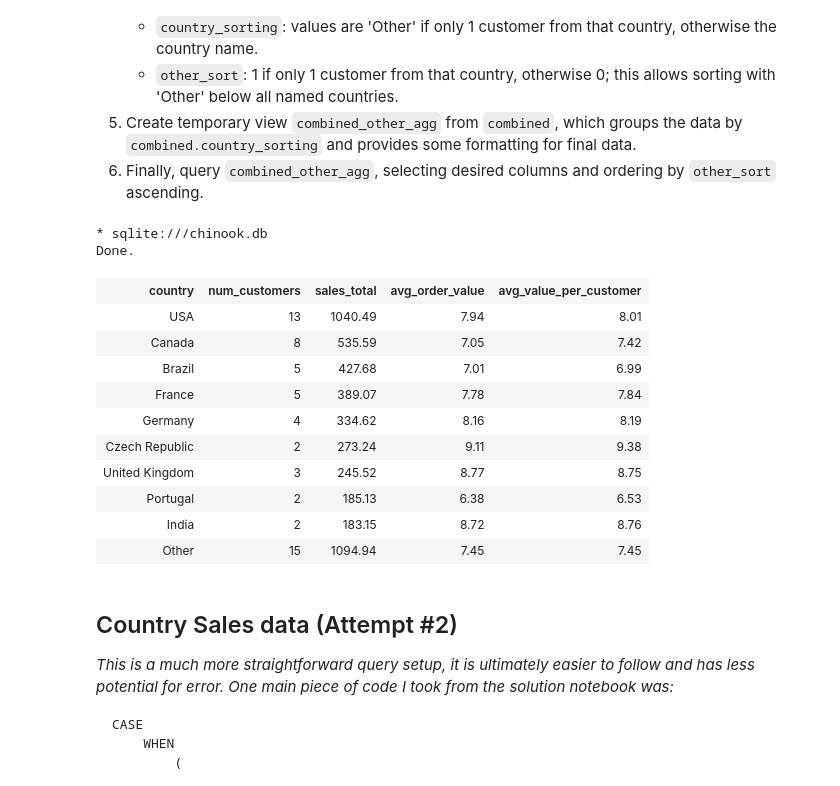
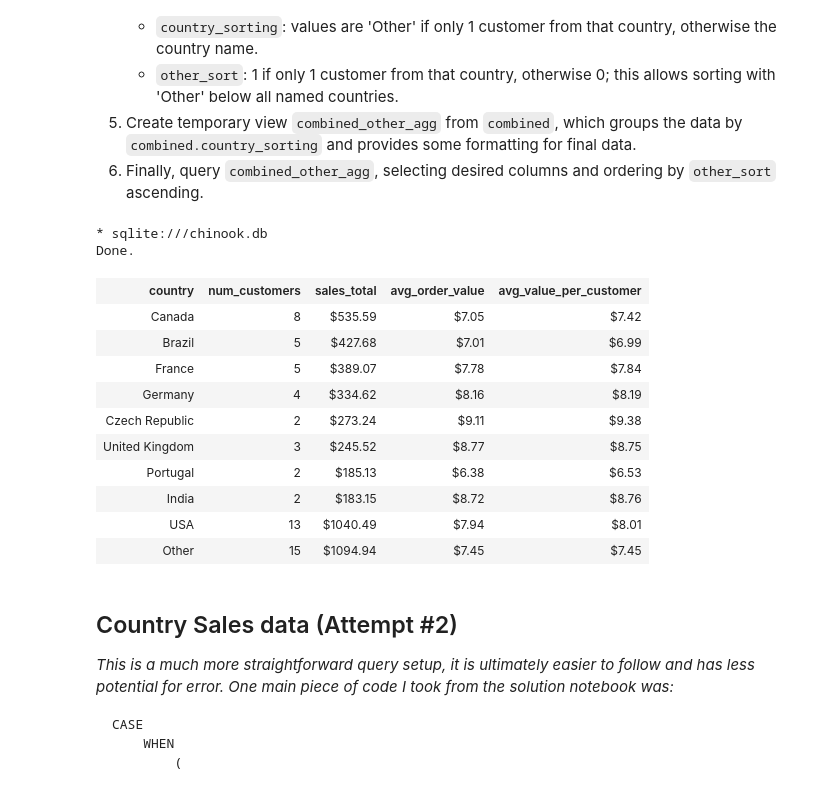
Before and after one commit to ajlaan-bridle/dataquest-projects, a Jupyter notebook: 10-chinook-sql/chinook.ipynb, the cells around one changed output. Saved outputs shown, nothing was run; the diff lists cells and outputs as text; code cells hidden in the pictures.

```diff
--- a/10-chinook-sql/chinook.ipynb
+++ b/10-chinook-sql/chinook.ipynb
@@ -207,46 +207,46 @@ Steps to produce the query:
               END AS country_sorting,
               CASE
                   WHEN c.num_cust = 1 THEN 1
                   ELSE 0
               END AS other_sort
          FROM sales_agg AS s
               LEFT JOIN cust_country_agg AS c
               ON s.country = c.country
        ),
 
        combined_other_agg AS(
        SELECT country_sorting AS country,
-              ROUND(SUM(sales_tot), 2) AS sales_total,
-              ROUND(AVG(avg_order_val), 2) AS avg_order_value,
+              '$' || ROUND(SUM(sales_tot), 2) AS sales_total,
+              '$' || ROUND(AVG(avg_order_val), 2) AS avg_order_value,
               SUM(num_cust) AS num_customers,
-              ROUND(AVG(avg_val_per_cust), 2) AS avg_value_per_customer,
+              '$' || ROUND(AVG(avg_val_per_cust), 2) AS avg_value_per_customer,
               other_sort
          FROM combined
         GROUP BY country_sorting
         ORDER BY sales_total DESC
        )
 
 SELECT country,
        num_customers,
        sales_total,
        avg_order_value,
        avg_value_per_customer
   FROM combined_other_agg
  ORDER BY other_sort ASC;
 # %% [output]
 * sqlite:///chinook.db
 Done.
 | country | num_customers | sales_total | avg_order_value | avg_value_per_customer |
-| USA | 13 | 1040.49 | 7.94 | 8.01 |
-| Canada | 8 | 535.59 | 7.05 | 7.42 |
-| Brazil | 5 | 427.68 | 7.01 | 6.99 |
-| France | 5 | 389.07 | 7.78 | 7.84 |
-| Germany | 4 | 334.62 | 8.16 | 8.19 |
-| Czech Republic | 2 | 273.24 | 9.11 | 9.38 |
-| United Kingdom | 3 | 245.52 | 8.77 | 8.75 |
-| Portugal | 2 | 185.13 | 6.38 | 6.53 |
-| India | 2 | 183.15 | 8.72 | 8.76 |
-| Other | 15 | 1094.94 | 7.45 | 7.45 |
+| Canada | 8 | $535.59 | $7.05 | $7.42 |
+| Brazil | 5 | $427.68 | $7.01 | $6.99 |
+| France | 5 | $389.07 | $7.78 | $7.84 |
+| Germany | 4 | $334.62 | $8.16 | $8.19 |
+| Czech Republic | 2 | $273.24 | $9.11 | $9.38 |
+| United Kingdom | 3 | $245.52 | $8.77 | $8.75 |
+| Portugal | 2 | $185.13 | $6.38 | $6.53 |
+| India | 2 | $183.15 | $8.72 | $8.76 |
+| USA | 13 | $1040.49 | $7.94 | $8.01 |
+| Other | 15 | $1094.94 | $7.45 | $7.45 |
 # %% [markdown]
 ## Country Sales data (Attempt \#2)
 
```
Also changed, not shown: parts of 4 cells of this notebook, 1 other file.
